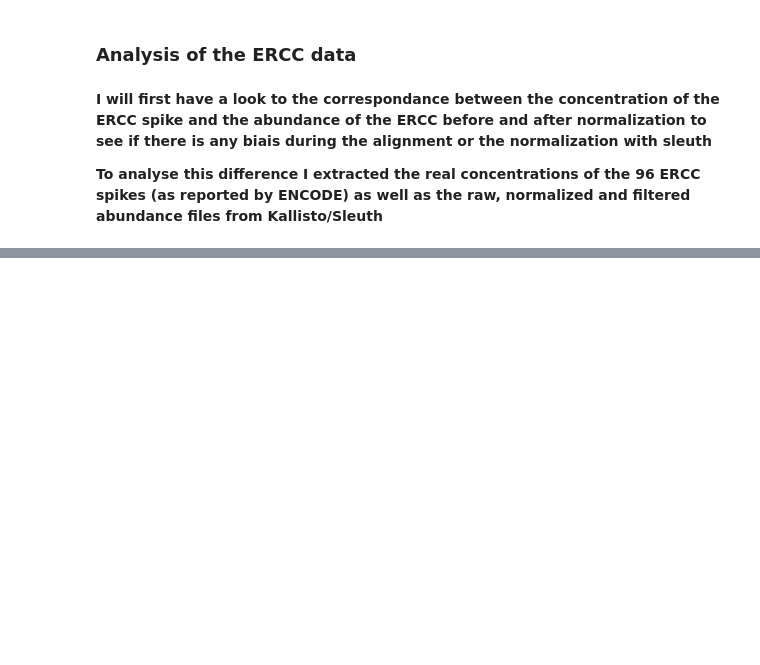
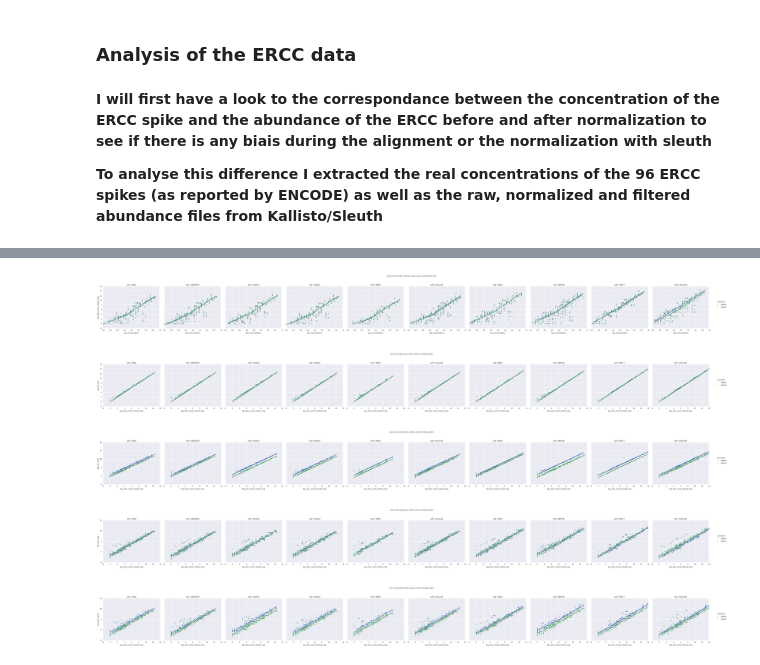
Before and after one commit to a-slide/iPython-Notebook, a Jupyter notebook: Notebooks/2016_07_02_Epi2_pilot_datasets_analysis_localization.ipynb, the cells around one changed output, grey strips where cells are left out. Drawn from its saved outputs; the diff is of its cells as text; code cells hidden in the pictures; blank space fills up the shorter version.

```diff
--- a/Notebooks/2016_07_02_Epi2_pilot_datasets_analysis_localization.ipynb
+++ b/Notebooks/2016_07_02_Epi2_pilot_datasets_analysis_localization.ipynb
@@ -1207,0 +1180,29 @@ grid.add_legend()
+# %%
+# Define the vasedir containing STAR count results
+basedir = "./Localisation_Original_Datasets/Djebali-ENCODE/STAR"
+
+# Iterate throught the result folder
+for subdir in sorted([path for path in glob(basedir+"/*") if isdir(path)]):
+
+    # Iterate throught the abundance result files
+    abundance_file = subdir+"/ReadsPerGene.out.tab"
+    sample_name = basename(subdir)
+    with open (abundance_file, "r") as fp:
+
+        # Now iterate through the other lines and find the lines with ERCC transcripts
+        for line in fp:
+            sl = line.split()
+            transcript_id = sl[0]
+            if transcript_id in ERCC_dict:
+                key = "{}_{}".format(transcript_id, sample_name)
+
+                if key in ERCC_abundance:
+
+                    # Then extract the unstranded and stranded counts
+                    ERCC_abundance[key]["log_star_count_unstrand"] = np.log(float(sl[1]))
+                    ERCC_abundance[key]["log_star_count_strand_pos"] = np.log(float(sl[2]))
+                    ERCC_abundance[key]["log_star_count_strand_neg"] = np.log(float(sl[3]))
+
+# Transform into a panda dataframe
+df = pd.DataFrame.from_dict(ERCC_abundance, orient='index')
+df.head(5)
@@ -1207,0 +1216,11 @@ grid.add_legend()
+# %%
+for X, Y in [["log_concentration", "log_star_count_strand_neg"], ["log_star_count_strand_neg", "log_est_raw"], ["log_star_count_strand_neg", "log_est_norm"], ["log_star_count_strand_neg", "log_tpm_raw"], ["log_star_count_strand_neg", "log_tpm_norm"]] :
+    g = sns.lmplot(x=X, y=Y, hue="localization", col="cell", data=df, lowess=True)
+    plt.subplots_adjust(top=0.8)
+    g.fig.suptitle("{} /{}".format(Y.upper(), X.upper()))
+# %% [output]
+[figure, added]
+[figure, added]
+[figure, added]
+[figure, added]
+[figure, added]
```
Also changed, not shown: parts of 22 cells of this notebook.
